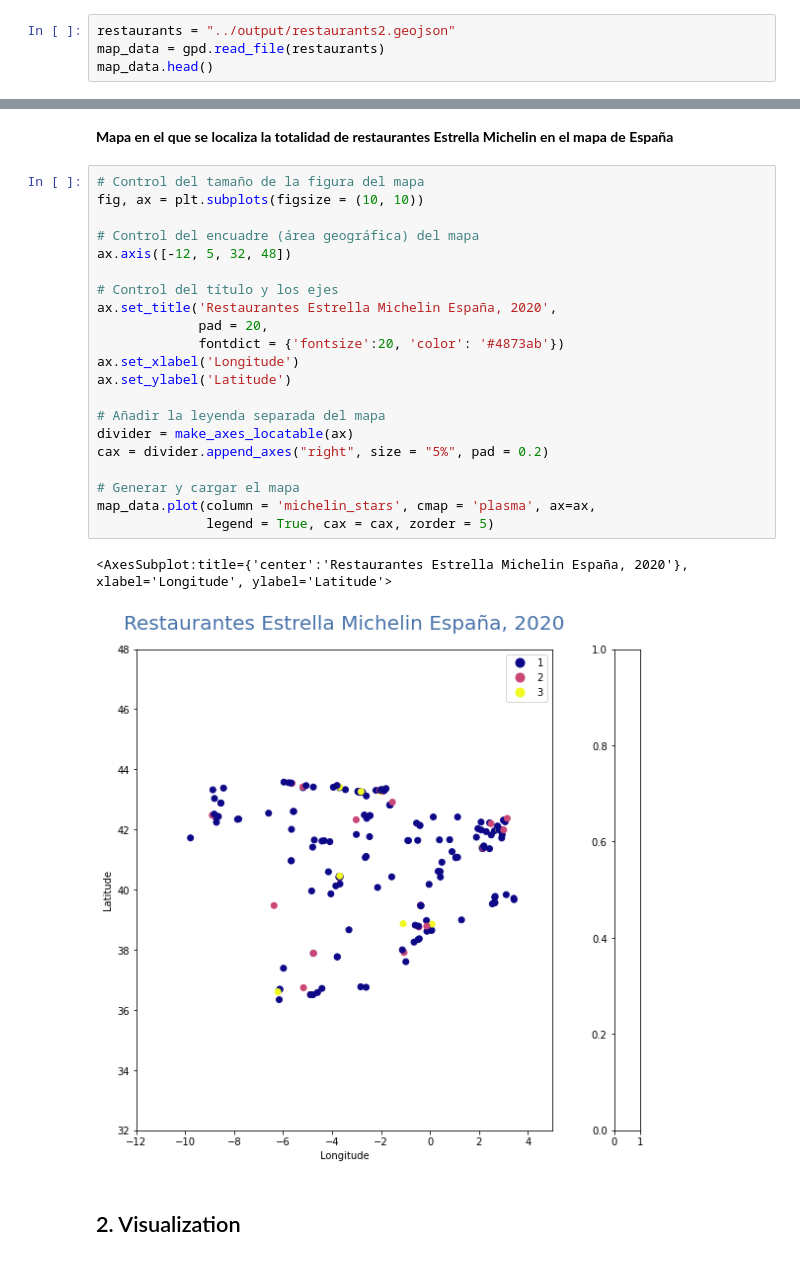
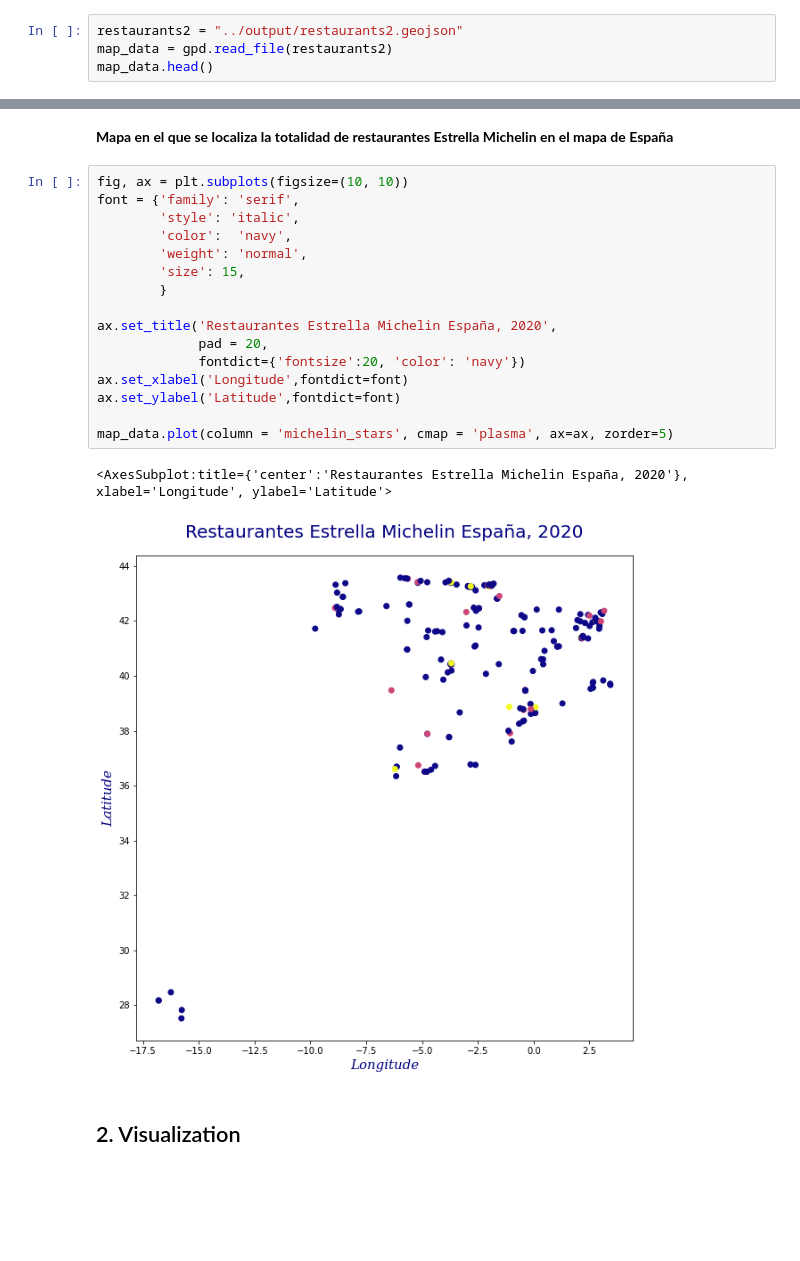
Before and after one commit to angelanavarrog/Michelin-Star-Restaurants-debunking-myths, a Jupyter notebook: Analysis 1: Restaurants/Visualization.ipynb, the cells around one changed output, grey strips where cells are left out. Cells and saved outputs as stored; diff of their text form; blank space fills up the shorter version.

```diff
--- a/Analysis 1: Restaurants/Visualization.ipynb
+++ b/Analysis 1: Restaurants/Visualization.ipynb
@@ -21,8 +24,8 @@ import requests
 from bs4 import BeautifulSoup
 from tabulate import tabulate
 # %%
-restaurants = "../output/restaurants2.geojson"
-map_data = gpd.read_file(restaurants)
+restaurants2 = "../output/restaurants2.geojson"
+map_data = gpd.read_file(restaurants2)
 map_data.head()
 # %% [output]
 |  | restaurant | michelin_stars | city | province | region | coordenates | latitude | longitude | ... |
@@ -68,29 +55,24 @@ map_data.plot(column = 'michelin_stars', cmap='plasma', ax=ax, zorder=5)
 # %% [markdown]
 **Mapa en el que se localiza la totalidad de restaurantes Estrella Michelin en el mapa de España**
 # %%
-# Control del tamaño de la figura del mapa
-fig, ax = plt.subplots(figsize = (10, 10))
+fig, ax = plt.subplots(figsize=(10, 10))
+font = {'family': 'serif',
+        'style': 'italic',
+        'color':  'navy',
+        'weight': 'normal',
+        'size': 15,
+        }
 
-# Control del encuadre (área geográfica) del mapa
-ax.axis([-12, 5, 32, 48])
-
-# Control del título y los ejes
 ax.set_title('Restaurantes Estrella Michelin España, 2020',
              pad = 20,
-             fontdict = {'fontsize':20, 'color': '#4873ab'})
-ax.set_xlabel('Longitude')
-ax.set_ylabel('Latitude')
+             fontdict={'fontsize':20, 'color': 'navy'})
+ax.set_xlabel('Longitude',fontdict=font)
+ax.set_ylabel('Latitude',fontdict=font)
 
-# Añadir la leyenda separada del mapa
-divider = make_axes_locatable(ax)
-cax = divider.append_axes("right", size = "5%", pad = 0.2)
-
-# Generar y cargar el mapa
-map_data.plot(column = 'michelin_stars', cmap = 'plasma', ax=ax,
-              legend = True, cax = cax, zorder = 5)
+map_data.plot(column = 'michelin_stars', cmap = 'plasma', ax=ax, zorder=5)
 # %% [output]
 <AxesSubplot:title={'center':'Restaurantes Estrella Michelin España, 2020'}, xlabel='Longitude', ylabel='Latitude'>
-[figure, old version]
+[figure, new version]
 # %% [markdown]
 ## 2. Visualization
 # %% [markdown]
```
Also changed, not shown: parts of 31 cells of this notebook, 5 other files.
